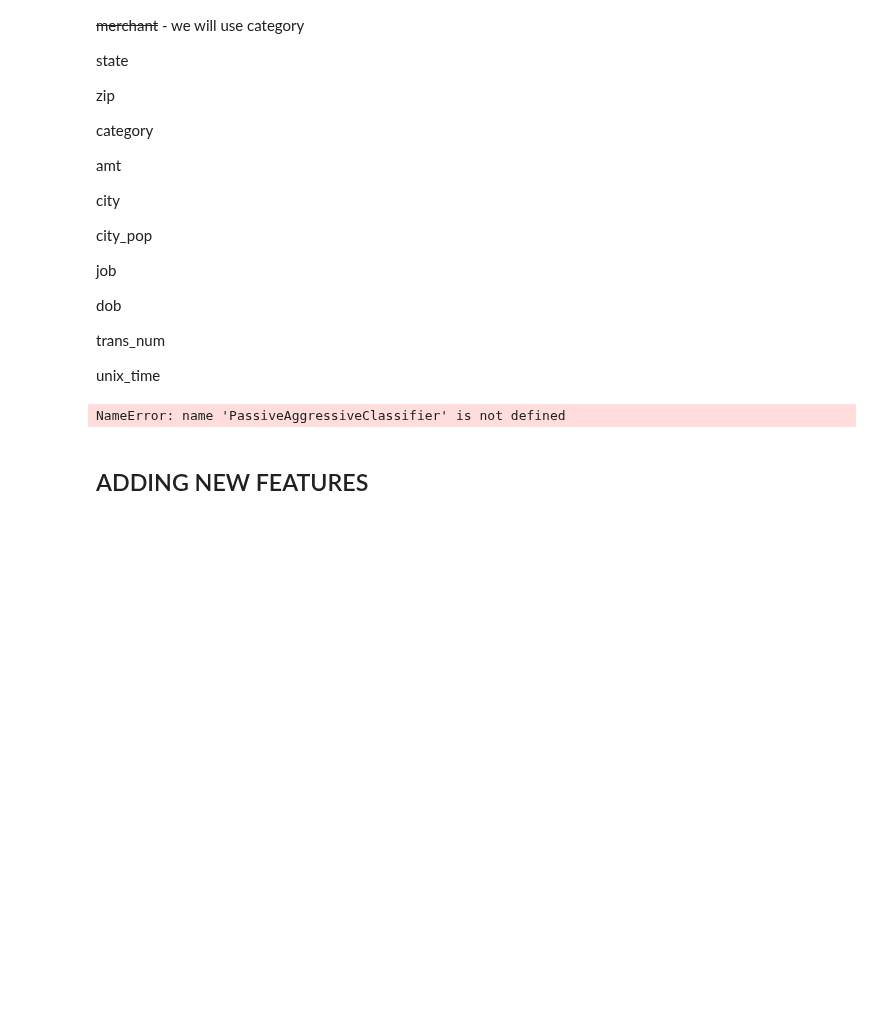
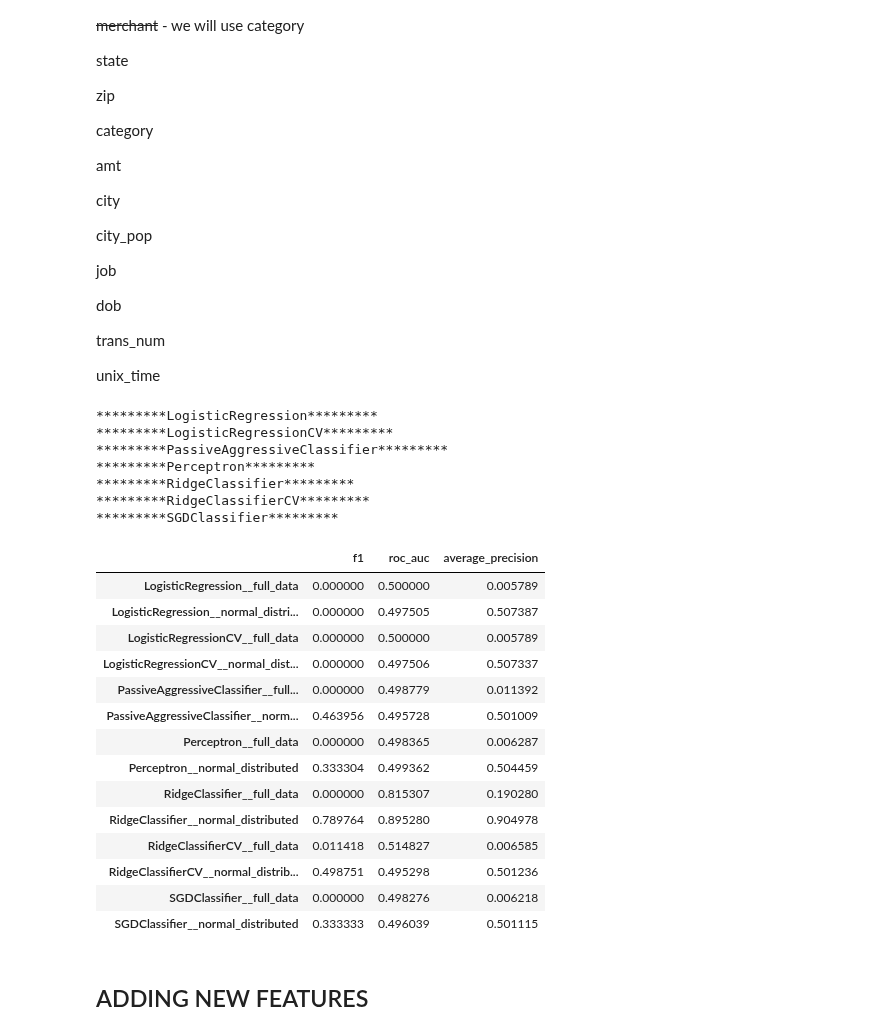
Before and after one commit to sashaaKr/master-of-science, a Jupyter notebook: semester_2/Advanced_Topics_in_Machine_Learning/assignment_2/Advanced Machine Learning_sasha - HW #2.ipynb, the cells around one changed output. Saved outputs shown, nothing was run; the diff lists cells and outputs as text; code cells hidden in the pictures; blank space fills up the shorter version.

```diff
--- a/semester_2/Advanced_Topics_in_Machine_Learning/assignment_2/Advanced Machine Learning_sasha - HW #2.ipynb
+++ b/semester_2/Advanced_Topics_in_Machine_Learning/assignment_2/Advanced Machine Learning_sasha - HW #2.ipynb
@@ -623,7 +626,7 @@ X_train_normal_distributed = drop_columns(X_train_normal_distributed, columns_to
 Y_train_normal_distributed = X_train_normal_distributed['is_fraud']
 del X_train_normal_distributed['is_fraud']
 # %%
-from sklearn.linear_model import LogisticRegression, LogisticRegressionCV, PassiveAggressiveClassifier, Perceptron, RidgeClassifier, SGDClassifier
+from sklearn.linear_model import LogisticRegression, LogisticRegressionCV, PassiveAggressiveClassifier, Perceptron, RidgeClassifier, RidgeClassifierCV, SGDClassifier
 from sklearn.model_selection import cross_validate
 
 def add_score(scores_df, scores, regressorName, dataType):
@@ -635,36 +638,59 @@ scores_df = pd.DataFrame(dtype=float)
 regressors = [
     LogisticRegression,
     LogisticRegressionCV,
     PassiveAggressiveClassifier,
     Perceptron,
     RidgeClassifier,
     RidgeClassifierCV,
     SGDClassifier
 ]
 for regressor in regressors:
     name = regressor.__name__
     print('*********' + name + '*********')
     normal_distributed_scores = cross_validate(
         regressor(),
         X_train_normal_distributed,
         Y_train_normal_distributed,
         cv=10,
-        scoring=('roc_auc', 'average_precision', 'f1')
+        scoring=('roc_auc', 'average_precision', 'f1'),
+        n_jobs = -1
     )
 
     full_scores = cross_validate(
         regressor(),
         X_train_full,
         Y_train_full,
         cv=10,
-        scoring=('roc_auc', 'average_precision', 'f1')
+        scoring=('roc_auc', 'average_precision', 'f1'),
+        n_jobs = -1
     )
     add_score(scores_df, full_scores, regressor.__name__, "_full_data")
     add_score(scores_df, normal_distributed_scores, regressor.__name__, "_normal_distributed")
 
 scores_df
 # %% [output]
-NameError: name 'PassiveAggressiveClassifier' is not defined
+*********LogisticRegression*********
+*********LogisticRegressionCV*********
+*********PassiveAggressiveClassifier*********
+*********Perceptron*********
+*********RidgeClassifier*********
+*********RidgeClassifierCV*********
+*********SGDClassifier*********
+|  | f1 | roc_auc | average_precision |
+| LogisticRegression__full_data | 0.000000 | 0.500000 | 0.005789 |
+| LogisticRegression__normal_distri... | 0.000000 | 0.497505 | 0.507387 |
+| LogisticRegressionCV__full_data | 0.000000 | 0.500000 | 0.005789 |
+| LogisticRegressionCV__normal_dist... | 0.000000 | 0.497506 | 0.507337 |
+| PassiveAggressiveClassifier__full... | 0.000000 | 0.498779 | 0.011392 |
+| PassiveAggressiveClassifier__norm... | 0.463956 | 0.495728 | 0.501009 |
+| Perceptron__full_data | 0.000000 | 0.498365 | 0.006287 |
+| Perceptron__normal_distributed | 0.333304 | 0.499362 | 0.504459 |
+| RidgeClassifier__full_data | 0.000000 | 0.815307 | 0.190280 |
+| RidgeClassifier__normal_distributed | 0.789764 | 0.895280 | 0.904978 |
+| RidgeClassifierCV__full_data | 0.011418 | 0.514827 | 0.006585 |
+| RidgeClassifierCV__normal_distrib... | 0.498751 | 0.495298 | 0.501236 |
+| SGDClassifier__full_data | 0.000000 | 0.498276 | 0.006218 |
+| SGDClassifier__normal_distributed | 0.333333 | 0.496039 | 0.501115 |
 # %% [markdown]
 ## ADDING NEW FEATURES
 # %%
```
Also changed, not shown: parts of 16 cells of this notebook.
